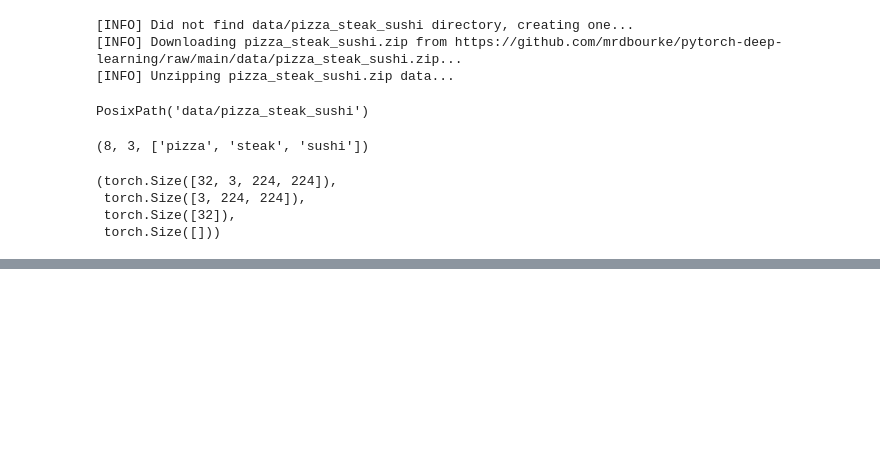
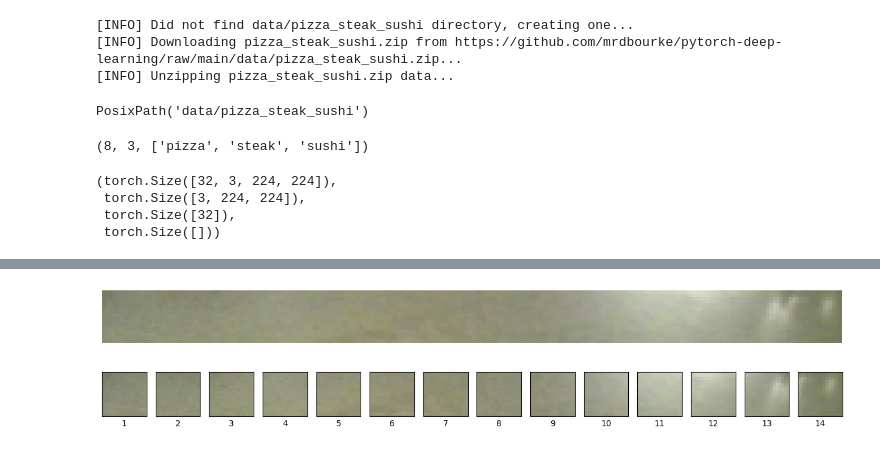
Before and after one commit to chltjs1921/2024_modeling_practice, a Jupyter notebook: 10_replicate_paper.ipynb, the cells around one changed output, grey strips where cells are left out. Drawn from its saved outputs; the diff is of its cells as text; code cells hidden in the pictures; blank space fills up the shorter version.

```diff
--- a/10_replicate_paper.ipynb
+++ b/10_replicate_paper.ipynb
@@ -107,0 +145,25 @@ plt.show()
+# %%
+patch_size = 16
+plt.figure(figsize=(patch_size, patch_size))
+plt.imshow(img_permute[0:patch_size, :, :])
+plt.axis(False)
+plt.show()
+# %% [output]
+[figure, added]
+# %%
+img_size = 224
+patch_size = 16
+num_patches = img_size/patch_size
+assert img_size % patch_size == 0, "image size must be divisible by patch size"
+
+fig, axs = plt.subplots(nrows=1, ncols=img_size//patch_size, sharex=True, sharey=True, figsize=(patch_size, patch_size))
+
+for i, patch in enumerate(range(0, img_size, patch_size)):
+    #print(patch)
+    axs[i].imshow(img_permute[:patch_size, patch:patch+patch_size, :])
+    axs[i].set_xlabel(i+1)
+    axs[i].set_xticks([])
+    axs[i].set_yticks([])
+plt.show()
+# %% [output]
+[figure, added]
```
Also changed, not shown: parts of 8 cells of this notebook.
